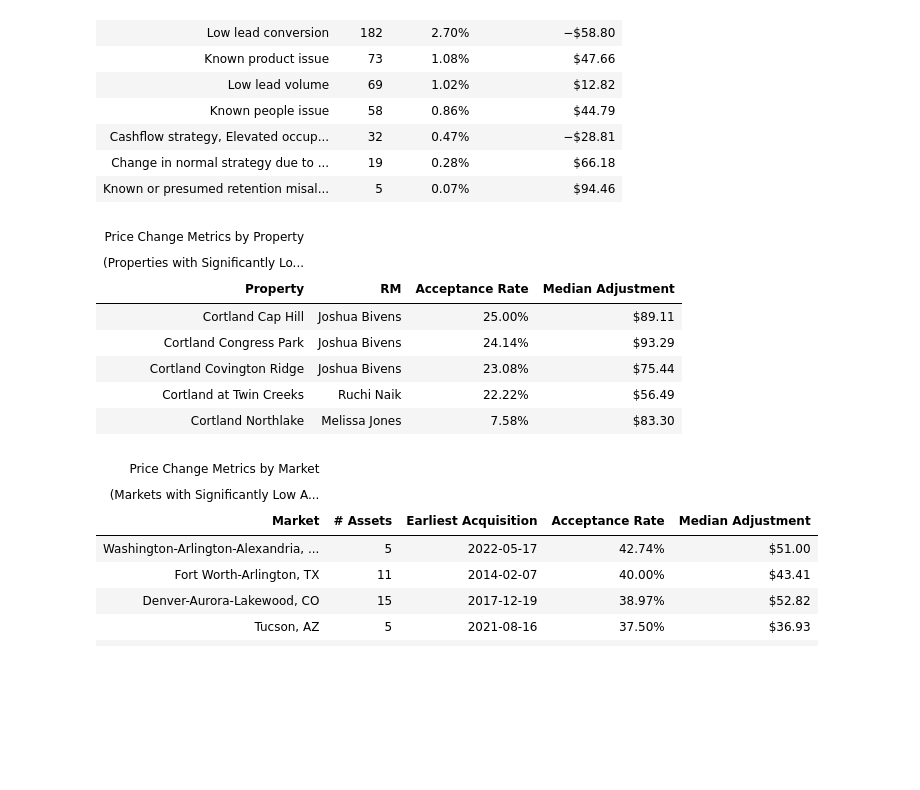
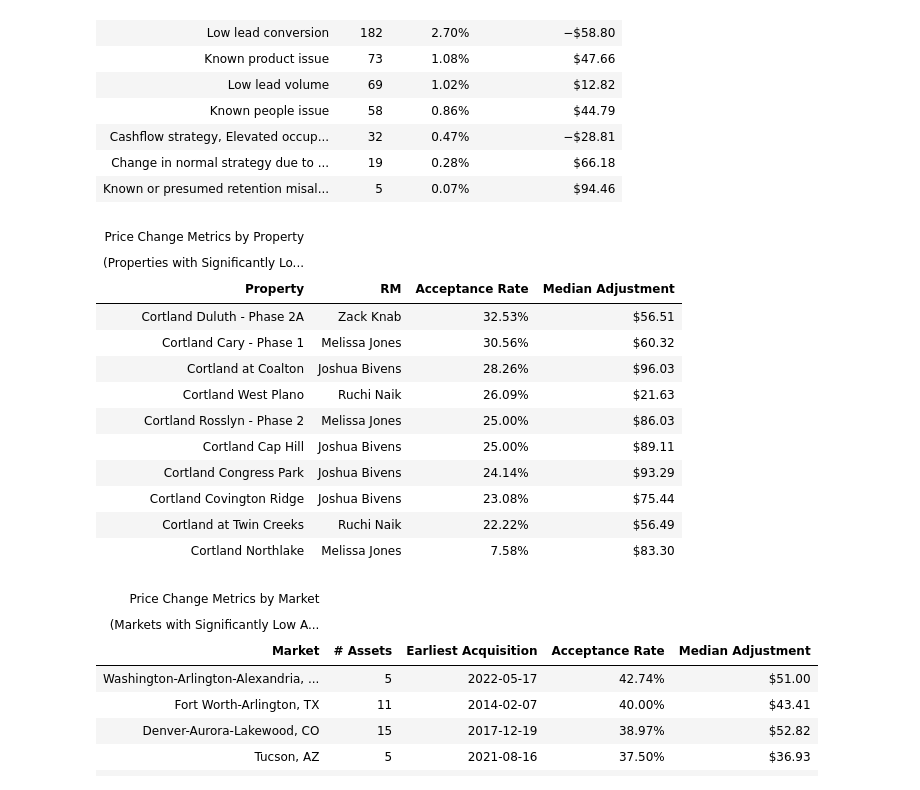
Before and after one commit to tysonking02/rm_edits, a Jupyter notebook: rm_edits_exploratory.ipynb, the cells around one changed output. Saved outputs shown, nothing was run; the diff lists cells and outputs as text; code cells hidden in the pictures; blank space fills up the shorter version.

```diff
--- a/rm_edits_exploratory.ipynb
+++ b/rm_edits_exploratory.ipynb
@@ -212,34 +212,39 @@ by_property = by_property[['AssetName', 'User', 'acceptance_rate', 'median_adjus
 significant_properties = by_property[by_property['is_significant']]
 
 below_average_properties = significant_properties[significant_properties['acceptance_rate'] < overall_mean_acceptance_rate]
 
 # Drop 'p_value' and 'is_significant' columns
-below_average_properties = below_average_properties.drop(columns=['count', 'p_value', 'is_significant']).tail(5)
+below_average_properties = below_average_properties.drop(columns=['count', 'p_value', 'is_significant']).tail(10)
 
 # Create a GT object
 table = GT(below_average_properties)
 
 table = (
     table
     .cols_label(AssetName = md("**Property**"),
                 User = md("**RM**"),
                 acceptance_rate = md("**Acceptance Rate**"),
                 median_adjustment = md("**Median Adjustment**"))
     .tab_header(title = "Price Change Metrics by Property",
                 subtitle = "(Properties with Significantly Low Acceptance Rate)")
     .fmt_currency(columns = 3)
     .fmt_percent(columns = 2)
     .tab_style(
         style=style.text(style="italic"),
         locations = loc.body(columns=0)
     )
 )
 
 table
 # %% [output]
 | Price Change Metrics by Property |  |  |  |
 | (Properties with Significantly Lo... |  |  |  |
 | Property | RM | Acceptance Rate | Median Adjustment |
+| Cortland Duluth - Phase 2A | Zack Knab | 32.53% | $56.51 |
+| Cortland Cary - Phase 1 | Melissa Jones | 30.56% | $60.32 |
+| Cortland at Coalton | Joshua Bivens | 28.26% | $96.03 |
+| Cortland West Plano | Ruchi Naik | 26.09% | $21.63 |
+| Cortland Rosslyn - Phase 2 | Melissa Jones | 25.00% | $86.03 |
 | Cortland Cap Hill | Joshua Bivens | 25.00% | $89.11 |
 | Cortland Congress Park | Joshua Bivens | 24.14% | $93.29 |
 | Cortland Covington Ridge | Joshua Bivens | 23.08% | $75.44 |
```
Also changed, not shown: 1 other file.
